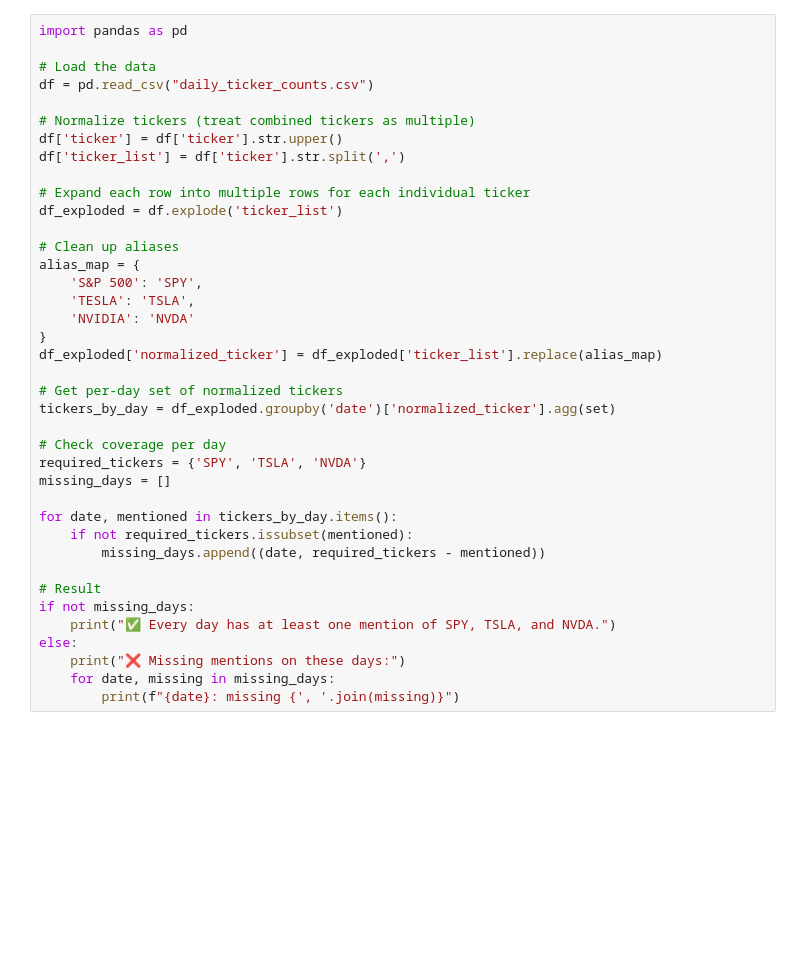
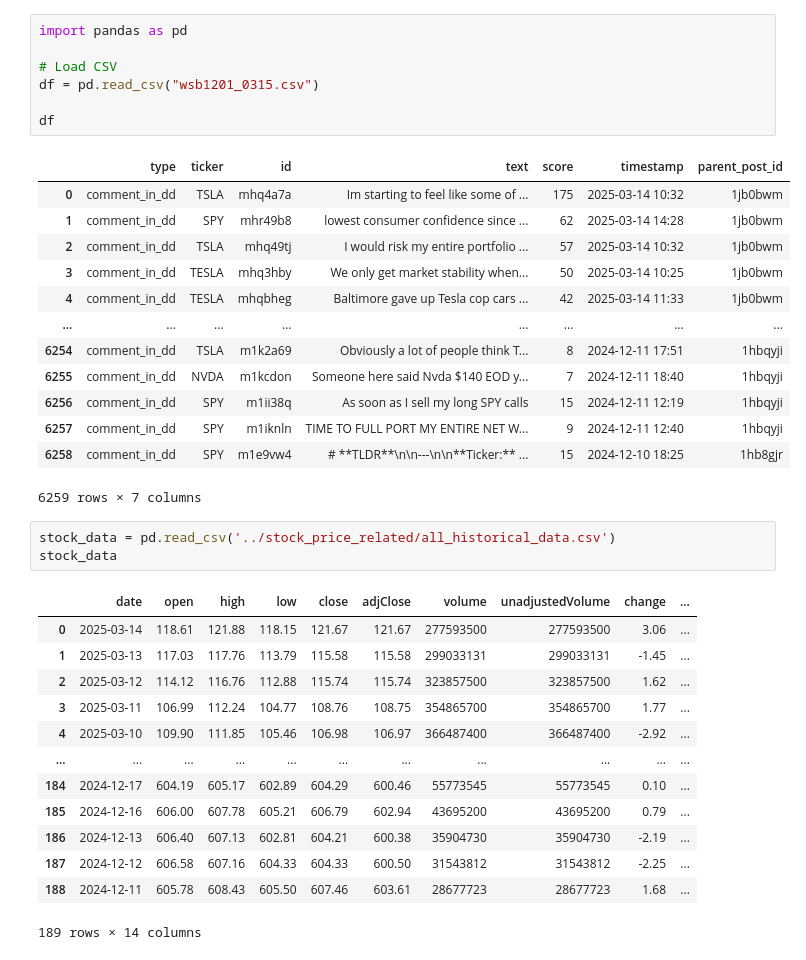
Before and after one commit to jenniferYeeee/NLP_Stock_Prediction, a Jupyter notebook: reddit_related/reddit_processor.ipynb, the cells around one changed output. Saved outputs shown, nothing was run; the diff lists cells and outputs as text; blank space fills up the shorter version.

```diff
--- a/reddit_related/reddit_processor.ipynb
+++ b/reddit_related/reddit_processor.ipynb
@@ -68,39 +11,38 @@ grouped.to_csv("daily_ticker_counts.csv", index=False)
-# %%
-import pandas as pd
-
-# Load the data
-df = pd.read_csv("daily_ticker_counts.csv")
-
-# Normalize tickers (treat combined tickers as multiple)
-df['ticker'] = df['ticker'].str.upper()
-df['ticker_list'] = df['ticker'].str.split(',')
-
-# Expand each row into multiple rows for each individual ticker
-df_exploded = df.explode('ticker_list')
-
-# Clean up aliases
-alias_map = {
-    'S&P 500': 'SPY',
-    'TESLA': 'TSLA',
-    'NVIDIA': 'NVDA'
-}
-df_exploded['normalized_ticker'] = df_exploded['ticker_list'].replace(alias_map)
-
-# Get per-day set of normalized tickers
-tickers_by_day = df_exploded.groupby('date')['normalized_ticker'].agg(set)
-
-# Check coverage per day
-required_tickers = {'SPY', 'TSLA', 'NVDA'}
-missing_days = []
-
-for date, mentioned in tickers_by_day.items():
-    if not required_tickers.issubset(mentioned):
-        missing_days.append((date, required_tickers - mentioned))
-
-# Result
-if not missing_days:
-    print("✅ Every day has at least one mention of SPY, TSLA, and NVDA.")
-else:
-    print("❌ Missing mentions on these days:")
-    for date, missing in missing_days:
-        print(f"{date}: missing {', '.join(missing)}")
+# %%
+import pandas as pd
+
+# Load CSV
+df = pd.read_csv("wsb1201_0315.csv")
+
+df
+# %% [output]
+|  | type | ticker | id | text | score | timestamp | parent_post_id |
+| 0 | comment_in_dd | TSLA | mhq4a7a | Im starting to feel like some of ... | 175 | 2025-03-14 10:32 | 1jb0bwm |
+| 1 | comment_in_dd | SPY | mhr49b8 | lowest consumer confidence since ... | 62 | 2025-03-14 14:28 | 1jb0bwm |
+| 2 | comment_in_dd | TSLA | mhq49tj | I would risk my entire portfolio ... | 57 | 2025-03-14 10:32 | 1jb0bwm |
+| 3 | comment_in_dd | TESLA | mhq3hby | We only get market stability when... | 50 | 2025-03-14 10:25 | 1jb0bwm |
+| 4 | comment_in_dd | TESLA | mhqbheg | Baltimore gave up Tesla cop cars ... | 42 | 2025-03-14 11:33 | 1jb0bwm |
+| ... | ... | ... | ... | ... | ... | ... | ... |
+| 6254 | comment_in_dd | TSLA | m1k2a69 | Obviously a lot of people think T... | 8 | 2024-12-11 17:51 | 1hbqyji |
+| 6255 | comment_in_dd | NVDA | m1kcdon | Someone here said Nvda $140 EOD y... | 7 | 2024-12-11 18:40 | 1hbqyji |
+| 6256 | comment_in_dd | SPY | m1ii38q | As soon as I sell my long SPY calls | 15 | 2024-12-11 12:19 | 1hbqyji |
+| 6257 | comment_in_dd | SPY | m1iknln | TIME TO FULL PORT MY ENTIRE NET W... | 9 | 2024-12-11 12:40 | 1hbqyji |
+| 6258 | comment_in_dd | SPY | m1e9vw4 | # **TLDR**\n\n---\n\n**Ticker:** ... | 15 | 2024-12-10 18:25 | 1hb8gjr |
+6259 rows × 7 columns
+# %%
+stock_data = pd.read_csv('../stock_price_related/all_historical_data.csv')
+stock_data
+# %% [output]
+|  | date | open | high | low | close | adjClose | volume | unadjustedVolume | change | ... |
+| 0 | 2025-03-14 | 118.61 | 121.88 | 118.15 | 121.67 | 121.67 | 277593500 | 277593500 | 3.06 | ... |
+| 1 | 2025-03-13 | 117.03 | 117.76 | 113.79 | 115.58 | 115.58 | 299033131 | 299033131 | -1.45 | ... |
+| 2 | 2025-03-12 | 114.12 | 116.76 | 112.88 | 115.74 | 115.74 | 323857500 | 323857500 | 1.62 | ... |
+| 3 | 2025-03-11 | 106.99 | 112.24 | 104.77 | 108.76 | 108.75 | 354865700 | 354865700 | 1.77 | ... |
+| 4 | 2025-03-10 | 109.90 | 111.85 | 105.46 | 106.98 | 106.97 | 366487400 | 366487400 | -2.92 | ... |
+| ... | ... | ... | ... | ... | ... | ... | ... | ... | ... | ... |
+| 184 | 2024-12-17 | 604.19 | 605.17 | 602.89 | 604.29 | 600.46 | 55773545 | 55773545 | 0.10 | ... |
+| 185 | 2024-12-16 | 606.00 | 607.78 | 605.21 | 606.79 | 602.94 | 43695200 | 43695200 | 0.79 | ... |
+| 186 | 2024-12-13 | 606.40 | 607.13 | 602.81 | 604.21 | 600.38 | 35904730 | 35904730 | -2.19 | ... |
+| 187 | 2024-12-12 | 606.58 | 607.16 | 604.33 | 604.33 | 600.50 | 31543812 | 31543812 | -2.25 | ... |
+| 188 | 2024-12-11 | 605.78 | 608.43 | 605.50 | 607.46 | 603.61 | 28677723 | 28677723 | 1.68 | ... |
+189 rows × 14 columns
```
Also changed, not shown: parts of 8 cells of this notebook, 3 other files.
